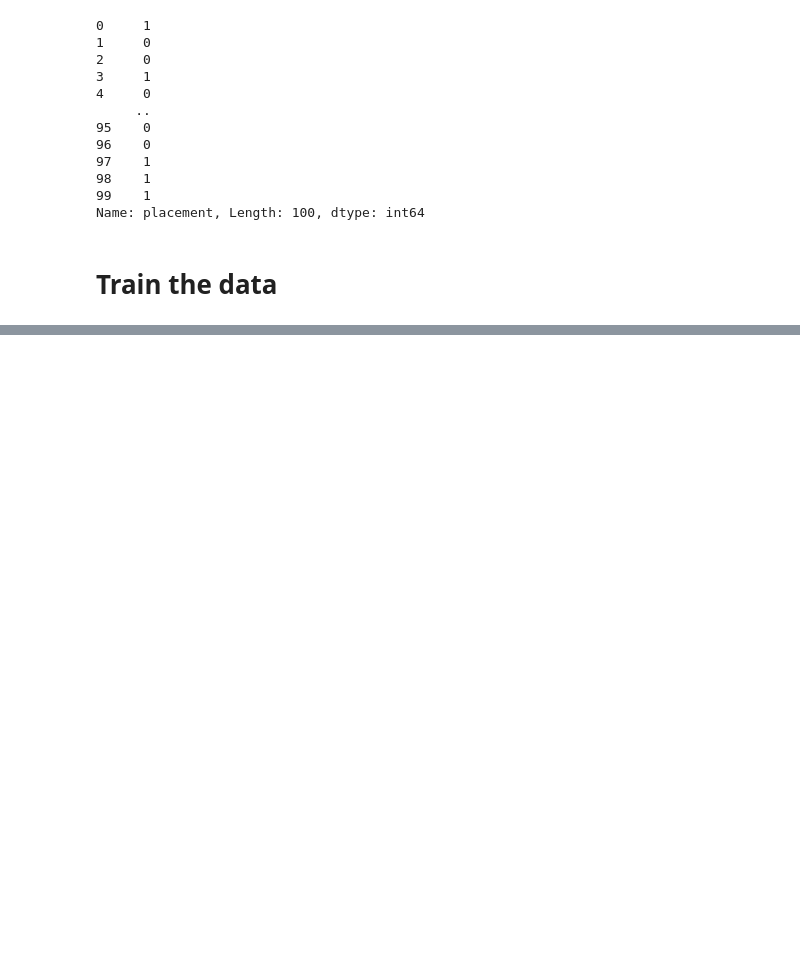
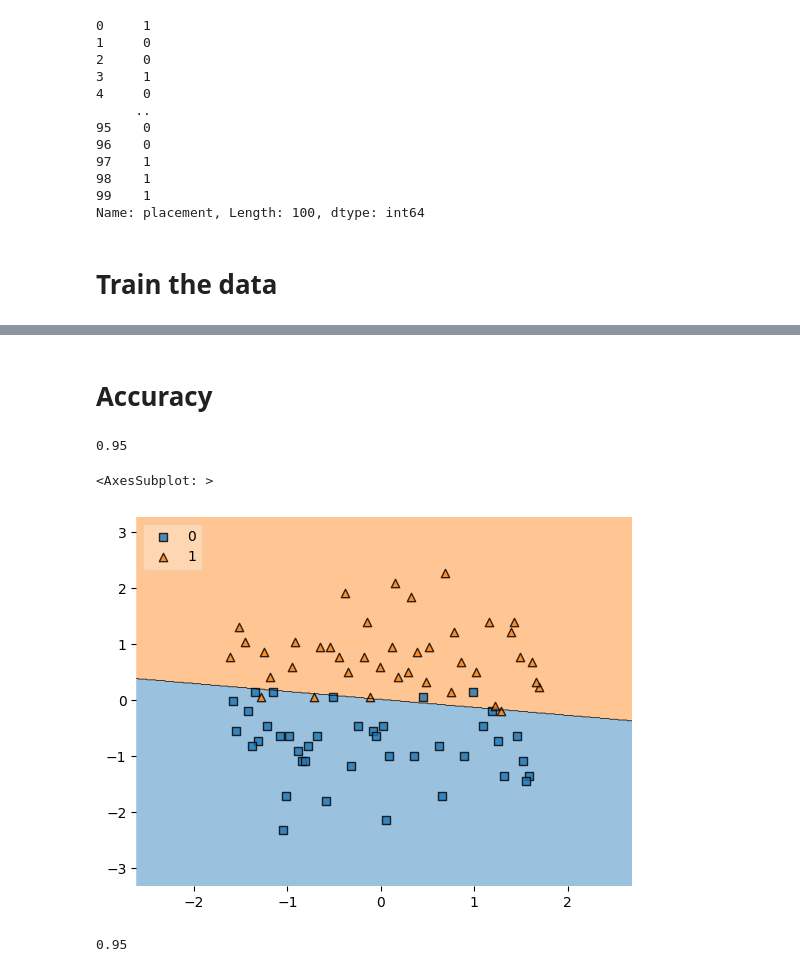
Before and after one commit to 18-RAJAT/Placement-logistic-regression, a Jupyter notebook: logistic regression.ipynb, the cells around one changed output, grey strips where cells are left out. Drawn from its saved outputs; the diff is of its cells as text; code cells hidden in the pictures; blank space fills up the shorter version.

Commit message:
Train the data+Accuracy

```diff
--- a/logistic regression.ipynb
+++ b/logistic regression.ipynb
@@ -98,0 +172,4 @@ Name: placement, Length: 100, dtype: int64
+# %%
+scalar=StandardScaler()
+# %%
+x_train=scalar.fit_transform(x_train)
@@ -98,0 +225,5 @@ Name: placement, Length: 100, dtype: int64
+# %%
+temp=LogisticRegression()
+# %%
+#model train
+temp.fit(x_train,y_train)
@@ -98,0 +254,2 @@ Name: placement, Length: 100, dtype: int64
+# %% [markdown]
+# Accuracy
@@ -98,0 +258,4 @@ Name: placement, Length: 100, dtype: int64
+# %%
+accuracy_score(y_test,y_prediction)
+# %% [output]
+0.95
@@ -98,0 +264,9 @@ Name: placement, Length: 100, dtype: int64
+# %%
+plot_decision_regions(x_train,y_train.values,clf=temp,legend=2)
+# %% [output]
+<AxesSubplot: >
+[figure, added]
+# %%
+accuracy_score(y_test,y_prediction)
+# %% [output]
+0.95
```
Also changed, not shown: parts of 20 cells of this notebook.
